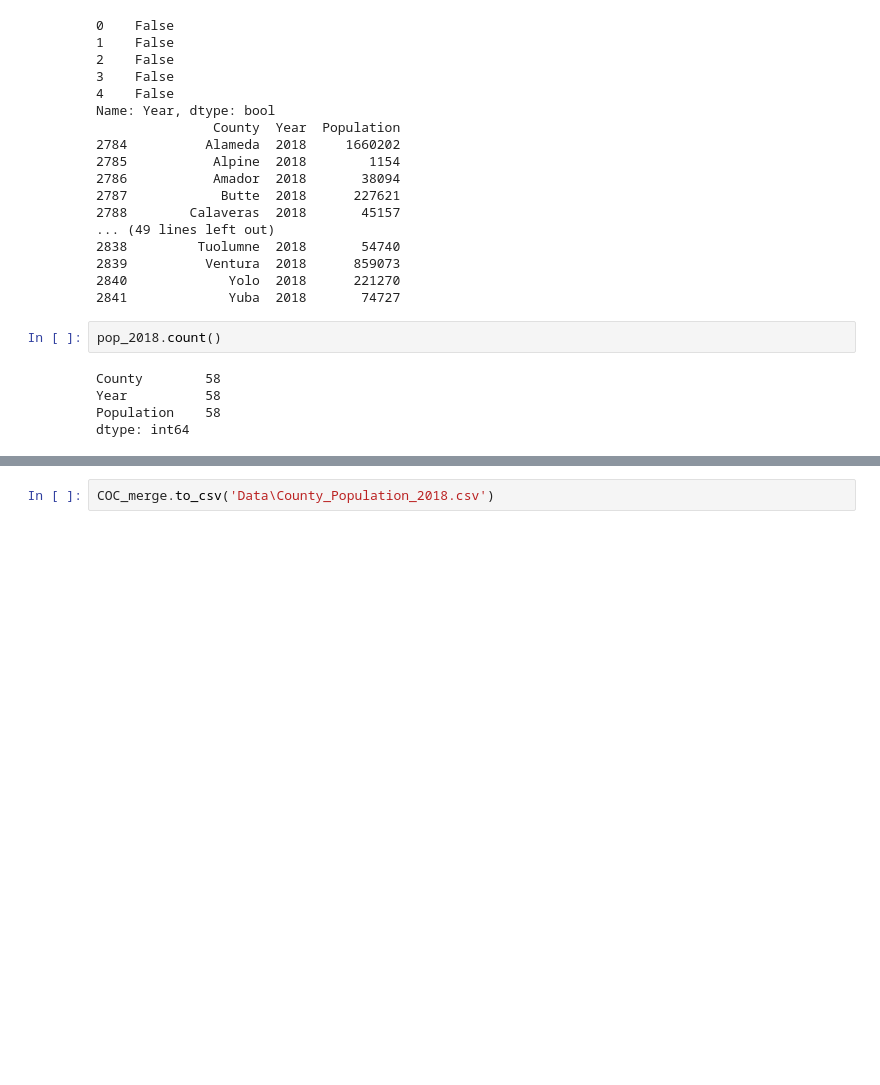
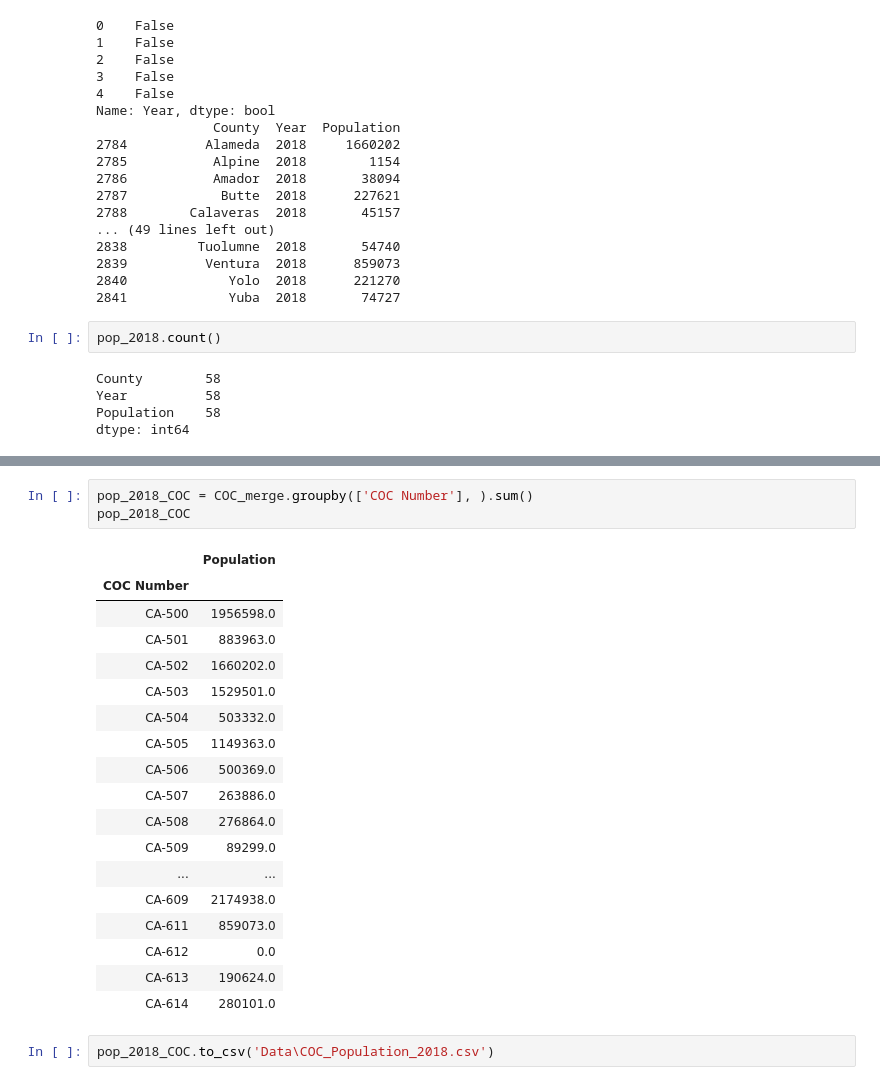
Before and after one commit to benitezal06/ETL-Project, a Jupyter notebook: County_Population.ipynb, the cells around one changed output, grey strips where cells are left out. Cells and saved outputs as stored; diff of their text form; blank space fills up the shorter version.

```diff
--- a/County_Population.ipynb
+++ b/County_Population.ipynb
@@ -126,2 +129,24 @@ COC_merge
+# %%
+pop_2018_COC = COC_merge.groupby(['COC Number'], ).sum()
+pop_2018_COC
+# %% [output]
+|  | Population |
+| COC Number |  |
+| CA-500 | 1956598.0 |
+| CA-501 | 883963.0 |
+| CA-502 | 1660202.0 |
+| CA-503 | 1529501.0 |
+| CA-504 | 503332.0 |
+| CA-505 | 1149363.0 |
+| CA-506 | 500369.0 |
+| CA-507 | 263886.0 |
+| CA-508 | 276864.0 |
+| CA-509 | 89299.0 |
+| ... | ... |
+| CA-609 | 2174938.0 |
+| CA-611 | 859073.0 |
+| CA-612 | 0.0 |
+| CA-613 | 190624.0 |
+| CA-614 | 280101.0 |
 # %%
-COC_merge.to_csv('Data\County_Population_2018.csv')
+pop_2018_COC.to_csv('Data\COC_Population_2018.csv')
```
Also changed, not shown: parts of 1 cell of this notebook, 2 other files.
